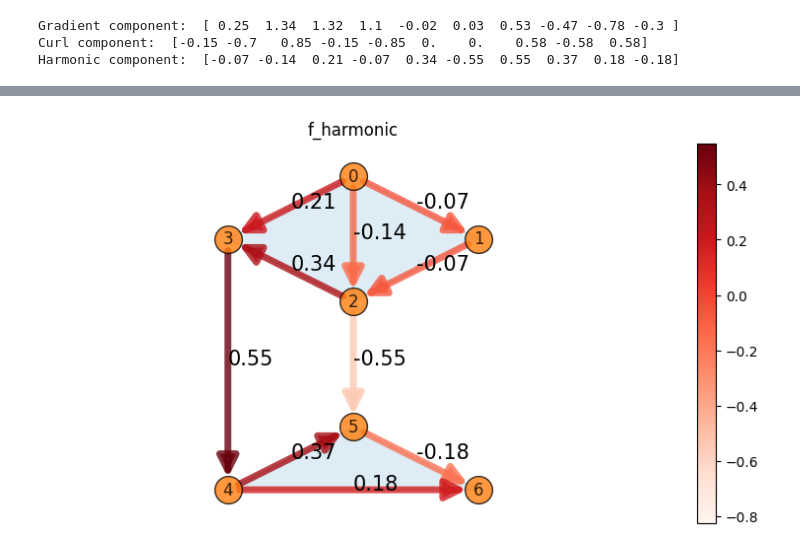
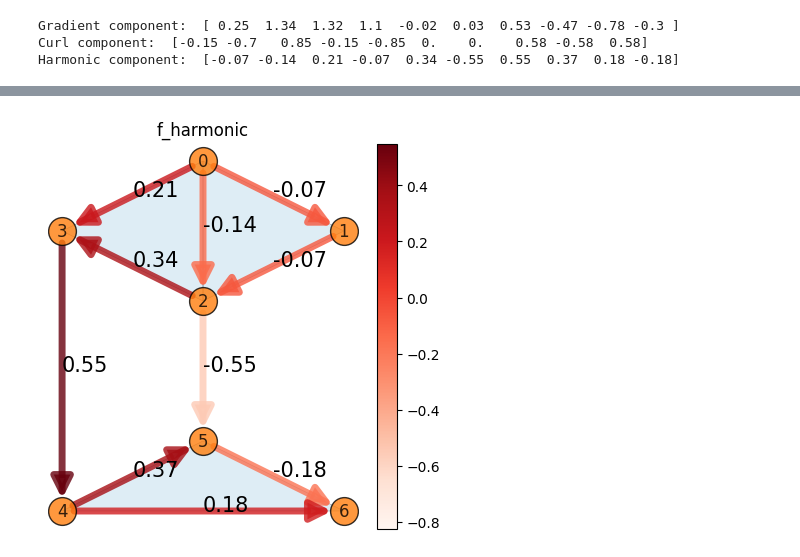
Before and after one commit to irtazahashmi/pytspl, a Jupyter notebook: notebooks/hodgedecomposition.ipynb, the cells around one changed output, grey strips where cells are left out. Drawn from its saved outputs; the diff is of its cells as text; code cells hidden in the pictures.

```diff
--- a/notebooks/hodgedecomposition.ipynb
+++ b/notebooks/hodgedecomposition.ipynb
@@ -71,7 +69,5 @@ scplot.draw_hodge_decomposition(synthetic_flow)
 # %%
 # plot only the gradient component
-# set figsize
-figsize = (10, 5)
-scplot.draw_hodge_decomposition(synthetic_flow, component="harmonic", figsize=figsize)
+scplot.draw_hodge_decomposition(synthetic_flow, component="harmonic", figsize=(5, 5))
 # %% [output]
-[figure, old version]
+[figure, new version]
```
Also changed, not shown: parts of 2 cells of this notebook, 8 other files.
